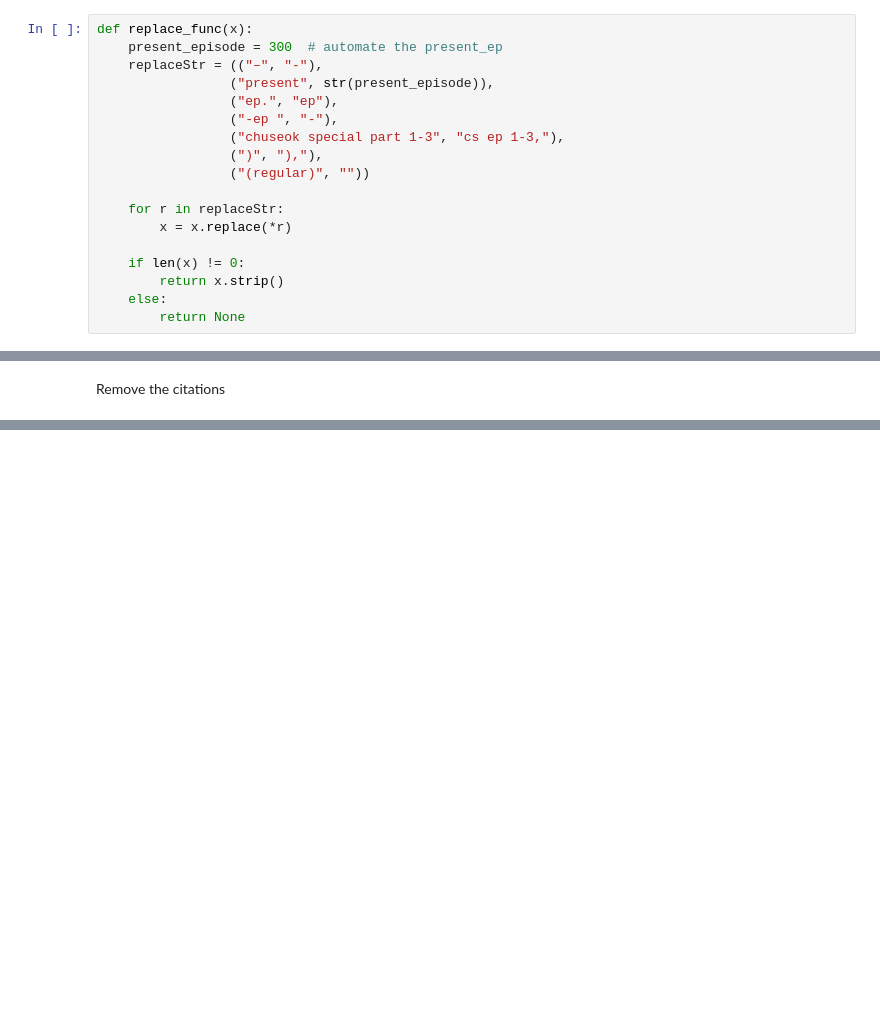
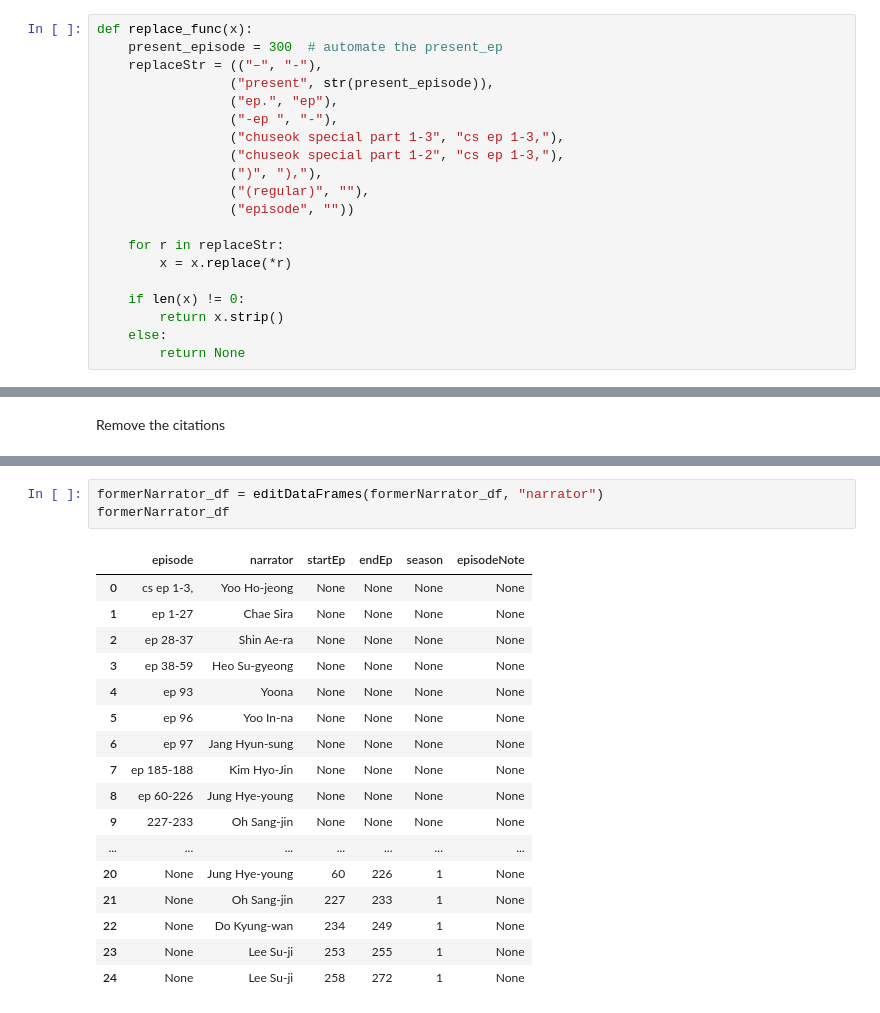
Before and after one commit to richdayandnight/the-return-of-superman, a Jupyter notebook: Scraping Cast of TRoS.ipynb, the cells around one changed output, grey strips where cells are left out. Saved outputs shown, nothing was run; the diff lists cells and outputs as text; blank space fills up the shorter version.

```diff
--- a/Scraping Cast of TRoS.ipynb
+++ b/Scraping Cast of TRoS.ipynb
@@ -288,8 +290,10 @@ def replace_func(x):
                  ("ep.", "ep"),
                  ("-ep ", "-"),
                  ("chuseok special part 1-3", "cs ep 1-3,"),
+                 ("chuseok special part 1-2", "cs ep 1-3,"),
                  (")", "),"),
-                 ("(regular)", ""))
+                 ("(regular)", ""),
+                 ("episode", ""))
 
     for r in replaceStr:
         x = x.replace(*r)
@@ -576,0 +639,21 @@ specialCast_df
+# %%
+formerNarrator_df = editDataFrames(formerNarrator_df, "narrator")
+formerNarrator_df
+# %% [output]
+|  | episode | narrator | startEp | endEp | season | episodeNote |
+| 0 | cs ep 1-3, | Yoo Ho-jeong | None | None | None | None |
+| 1 | ep 1-27 | Chae Sira | None | None | None | None |
+| 2 | ep 28-37 | Shin Ae-ra | None | None | None | None |
+| 3 | ep 38-59 | Heo Su-gyeong | None | None | None | None |
+| 4 | ep 93 | Yoona | None | None | None | None |
+| 5 | ep 96 | Yoo In-na | None | None | None | None |
+| 6 | ep 97 | Jang Hyun-sung | None | None | None | None |
+| 7 | ep 185-188 | Kim Hyo-Jin | None | None | None | None |
+| 8 | ep 60-226 | Jung Hye-young | None | None | None | None |
+| 9 | 227-233 | Oh Sang-jin | None | None | None | None |
+| ... | ... | ... | ... | ... | ... | ... |
+| 20 | None | Jung Hye-young | 60 | 226 | 1 | None |
+| 21 | None | Oh Sang-jin | 227 | 233 | 1 | None |
+| 22 | None | Do Kyung-wan | 234 | 249 | 1 | None |
+| 23 | None | Lee Su-ji | 253 | 255 | 1 | None |
+| 24 | None | Lee Su-ji | 258 | 272 | 1 | None |
```
Also changed, not shown: parts of 34 cells of this notebook, 8 other files.
